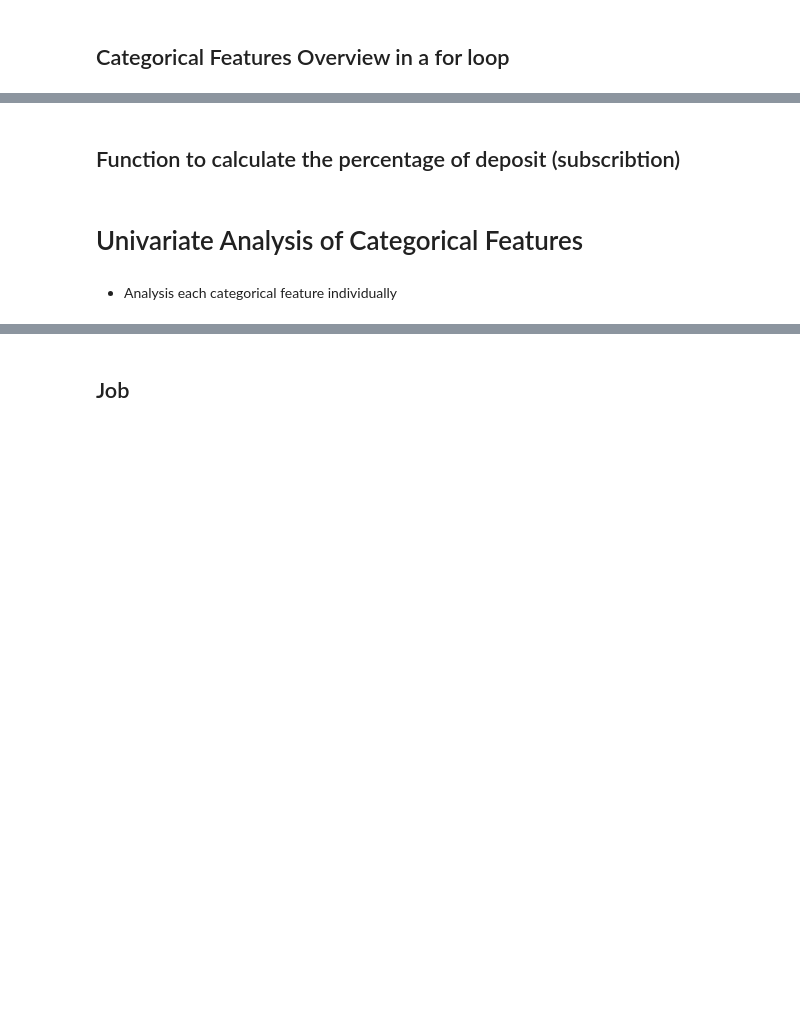
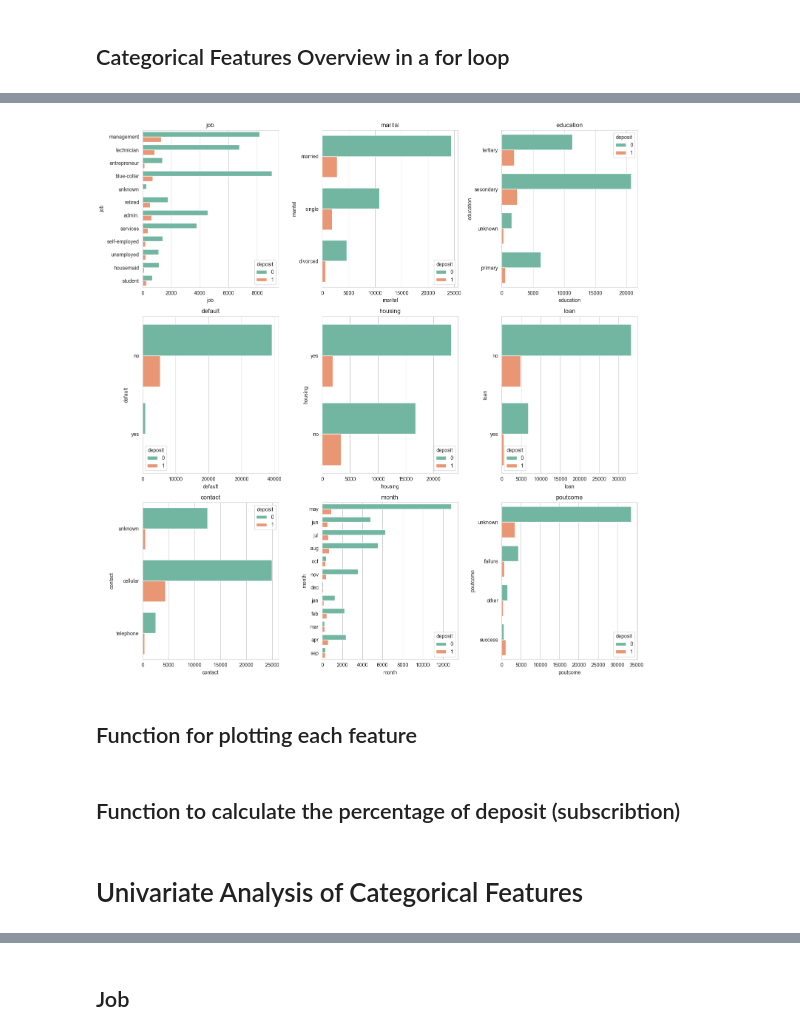
Before and after one commit to 87tana/ML_Classification_Imbalance_Banking, a Jupyter notebook: Bank_EDA.ipynb, the cells around one changed output, grey strips where cells are left out. Cells and saved outputs as stored; diff of their text form; code cells hidden in the pictures; blank space fills up the shorter version.

```diff
--- a/Bank_EDA.ipynb
+++ b/Bank_EDA.ipynb
@@ -214,11 +212,0 @@ categorical_features = df.select_dtypes(include='object').columns.tolist()
-# %%
-#categorical features
-plt.figure(figsize=(15,60))
-plotnumber =1
-for cat_feature in categorical_features:
-    ax = plt.subplot(12,3,plotnumber)
-    sns.countplot(y=cat_feature, data=df ,hue='deposit',palette = 'Set2')
-    plt.xlabel(cat_feature)
-    plt.title(cat_feature)
-    plotnumber+=1
-plt.show()
@@ -241,2 +212,0 @@ def label(data,feature,x,y):
-# %% [markdown]
-## Function to calculate the percentage of deposit (subscribtion)
@@ -253,4 +212,0 @@ def Ratio(feature):
-# %% [markdown]
-# Univariate Analysis of Categorical Features
-# %% [markdown]
-- Analysis each categorical feature individually
@@ -256,0 +216,15 @@ def Ratio(feature):
+# %%
+#categorical features
+plt.figure(figsize=(15,60))
+pos =1
+for cat_feature in categorical_features:
+    ax = plt.subplot(12,3,pos)
+    sns.countplot(y=cat_feature, data=df ,hue='deposit',palette = 'Set2')
+    plt.xlabel(cat_feature)
+    plt.title(cat_feature)
+    pos+=1
+plt.tight_layout()
+# %% [output]
+[figure, added]
+# %% [markdown]
+## Function for plotting each feature
@@ -256,0 +249,2 @@ def Ratio(feature):
+# %% [markdown]
+## Function to calculate the percentage of deposit (subscribtion)
@@ -256,0 +263,2 @@ def Ratio(feature):
+# %% [markdown]
+# Univariate Analysis of Categorical Features
```
Also changed, not shown: parts of 180 cells of this notebook.
